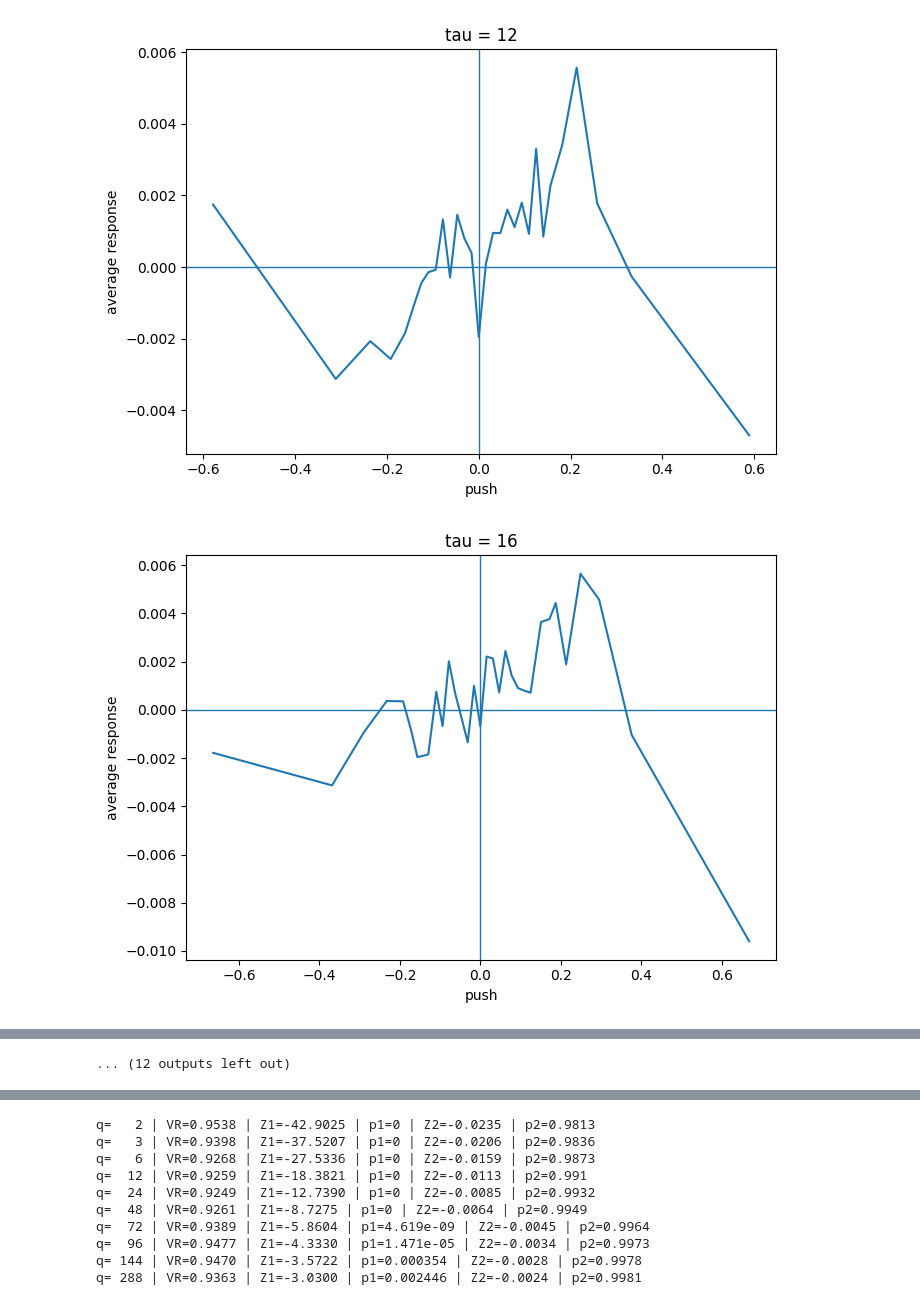
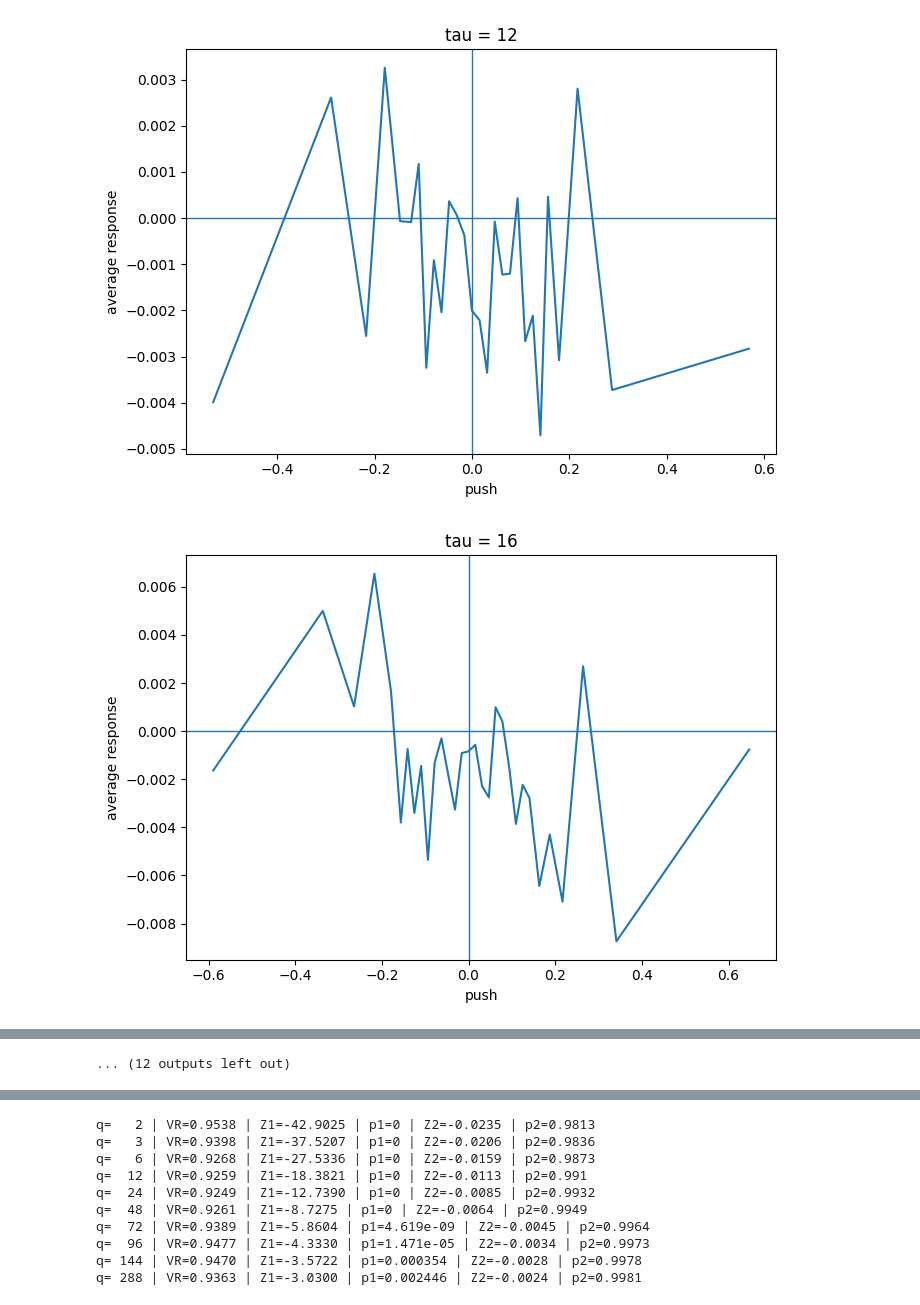
Before and after one commit to nl2992/5360_GroupProject, a Jupyter notebook: test_result.ipynb, the cells around one changed output, grey strips where cells are left out. Drawn from its saved outputs; the diff is of its cells as text; code cells hidden in the pictures.

Commit message:
TY10 data, identify trend following in monthly timescale(please take a look, especially the variance raito plot, and the push response chart, it was suggested by the prof. )

```diff
--- a/test_result.ipynb
+++ b/test_result.ipynb
@@ -4,8 +4,21 @@ import pandas as pd
 import matplotlib.pyplot as plt
 
 TYdata = pd.read_csv("TY-5minHLV.csv")
+BTCdata = pd.read_csv("BTC-5minHLV.csv")
+
 TYdata["numTime"] = pd.to_datetime(TYdata["Date"].astype(str)+" "+TYdata["Time"].astype(str))
+
+BTCdata = BTCdata.reset_index(drop=True)
 TYdata = TYdata.reset_index(drop=True)
+
+
+end_time = TYdata["numTime"].max()
+
+start_10y = end_time - pd.DateOffset(years=10)
+TY_10y = TYdata[TYdata["numTime"] >= start_10y]
+
+start_20y = end_time - pd.DateOffset(years=20)
+TY_20y = TYdata[TYdata["numTime"] >= start_20y]
 
 
 p = TYdata["Close"].dropna()
@@ -14,10 +27,12 @@ p =p.shift(-1)
 from time_series_analysis import (push_response_test, variance_test)
 if __name__ == "__main__":
     tau_list = [1, 2, 3, 4, 6, 8, 12, 16, 24, 32, 48,
-
                 72, 96, 144, 192, 288, 432, 576,
 
                 864, 1152, 1440, 2016, 2880]
+
+
+    """
 
     for i in tau_list:
         push_response = push_response_test(price=TYdata,tau=i)
@@ -30,12 +45,31 @@ if __name__ == "__main__":
         plt.title(f"tau = {i}")
         plt.tight_layout()
         plt.show()
+    """
+BTCprice = BTCdata["Close"].dropna()
 
-    q_list = np.arange(1,800,5)
+
+
+    for i in tau_list:
+        push_response = push_response_test(price=TY_10y,tau=i)
+        plt.figure(figsize=(7,5))
+        plt.plot(push_response["push_mean"],push_response["response_mean"])
+        plt.axhline(0,linewidth=1)
+        plt.axvline(0,linewidth=1)
+        plt.xlabel("push")
+        plt.ylabel("average response")
+        plt.title(f"tau = {i}")
+        plt.tight_layout()
+        plt.show()
+
+
+
+    q_list = np.arange(1,2400,20)
     vr_list = []
 
     for q in q_list:
-        vr=variance_test(TYdata,q)
+        vr=variance_test(TY_10y,q)
         vr_list.append(vr)
         print(f"q={q:>3}, VR = {vr:.4f}")
+#As suggested by the professor, the graph show trend following around 1400bars, around one month. I perform the analysis not only for the whole data, but also the past 10 year, 20 year, show the similar properties. he said it's actually take some time to see the trend following, perhaps because economy or monetary policy expectations  change takes time.
 # %% [output]
@@ -48,2 +82,2 @@ if __name__ == "__main__":
-[figure, old version]
+[figure, new version]
-[figure, old version]
+[figure, new version]
```
Also changed, not shown: parts of 2 cells of this notebook.
